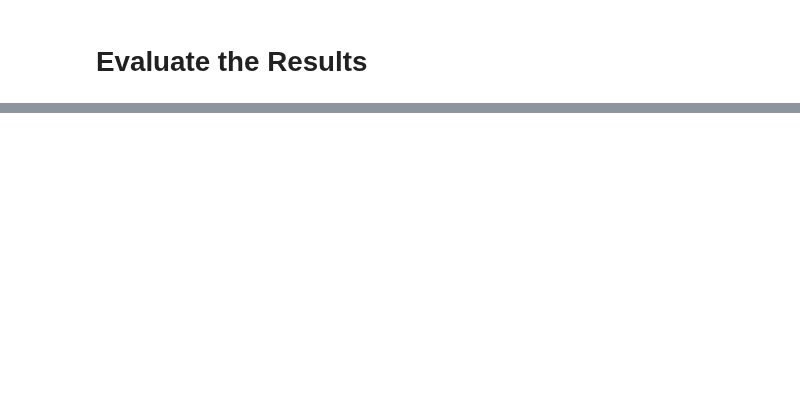
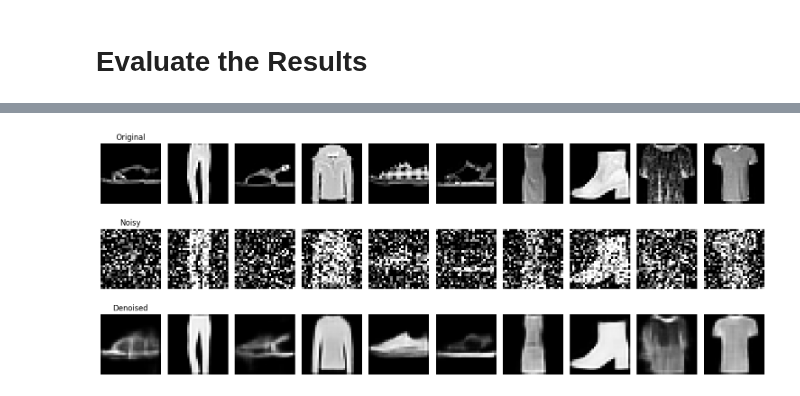
Before and after one commit to mr-nudo/intelligent-tools, a Jupyter notebook: 6_DenoisingAutoEncoders.ipynb, the cells around one changed output, grey strips where cells are left out. Saved outputs shown, nothing was run; the diff lists cells and outputs as text; code cells hidden in the pictures; blank space fills up the shorter version.

```diff
--- a/6_DenoisingAutoEncoders.ipynb
+++ b/6_DenoisingAutoEncoders.ipynb
@@ -55,0 +162,44 @@ x_test_noisy = add_noise(x_test)
+# %%
+# Visualise the results
+
+# Predict denoised images using the autoencoder
+denoised_images = autoencoder.predict(x_test_noisy)
+
+# Select 10 random indices to visualize
+indices = np.random.choice(x_test.shape[0], 10, replace=False)
+
+# Extract the original, noisy, and denoised images
+original_images = x_test[indices]
+noisy_images = x_test_noisy[indices]
+denoised_images = denoised_images[indices]
+
+# Plotting the images
+plt.figure(figsize=(15, 6))
+
+# Plot original images
+for i in range(10):
+    plt.subplot(3, 10, i + 1)
+    plt.imshow(original_images[i].reshape(28, 28), cmap='gray')
+    plt.axis('off')
+    if i == 0:
+        plt.title('Original')
+
+# Plot noisy images
+for i in range(10):
+    plt.subplot(3, 10, 10 + i + 1)
+    plt.imshow(noisy_images[i].reshape(28, 28), cmap='gray')
+    plt.axis('off')
+    if i == 0:
+        plt.title('Noisy')
+
+# Plot denoised images
+for i in range(10):
+    plt.subplot(3, 10, 20 + i + 1)
+    plt.imshow(denoised_images[i].reshape(28, 28), cmap='gray')
+    plt.axis('off')
+    if i == 0:
+        plt.title('Denoised')
+
+plt.tight_layout()
+plt.show()
+# %% [output]
@@ -55,0 +207 @@ x_test_noisy = add_noise(x_test)
+[figure, added]
```
Also changed, not shown: parts of 8 cells of this notebook.
